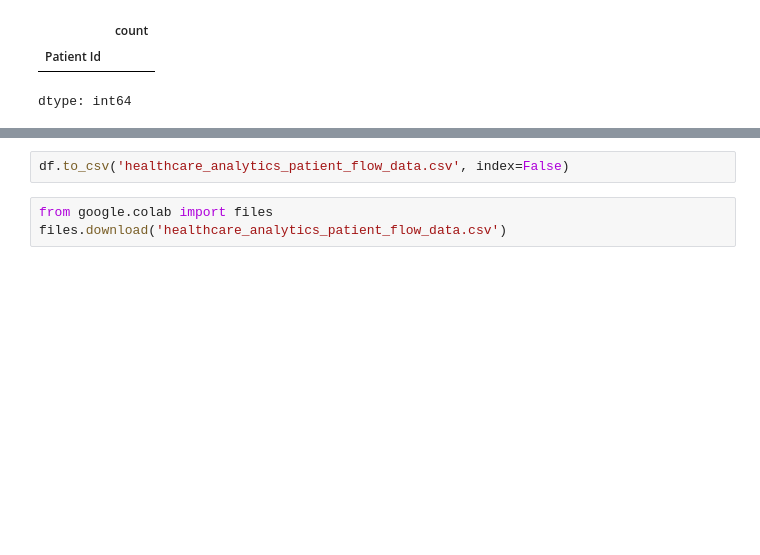
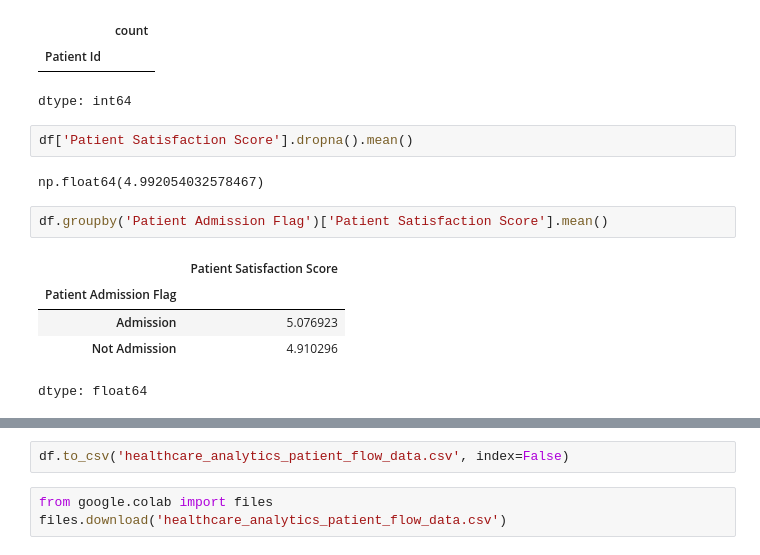
Before and after one commit to christeenwagdy758-ops/healthcare_analytics_patient_flow_data., a Jupyter notebook: healthcare_analytics_patient_flow_data.ipynb, the cells around one changed output, grey strips where cells are left out. Saved outputs shown, nothing was run; the diff lists cells and outputs as text; blank space fills up the shorter version.

```diff
--- a/healthcare_analytics_patient_flow_data.ipynb
+++ b/healthcare_analytics_patient_flow_data.ipynb
@@ -253,3 +263,15 @@ returning
 |  | count |
 | Patient Id |  |
 dtype: int64
+# %%
+df['Patient Satisfaction Score'].dropna().mean()
+# %% [output]
+np.float64(4.992054032578467)
+# %%
+df.groupby('Patient Admission Flag')['Patient Satisfaction Score'].mean()
+# %% [output]
+|  | Patient Satisfaction Score |
+| Patient Admission Flag |  |
+| Admission | 5.076923 |
+| Not Admission | 4.910296 |
+dtype: float64
```
Also changed, not shown: parts of 3 cells of this notebook.
